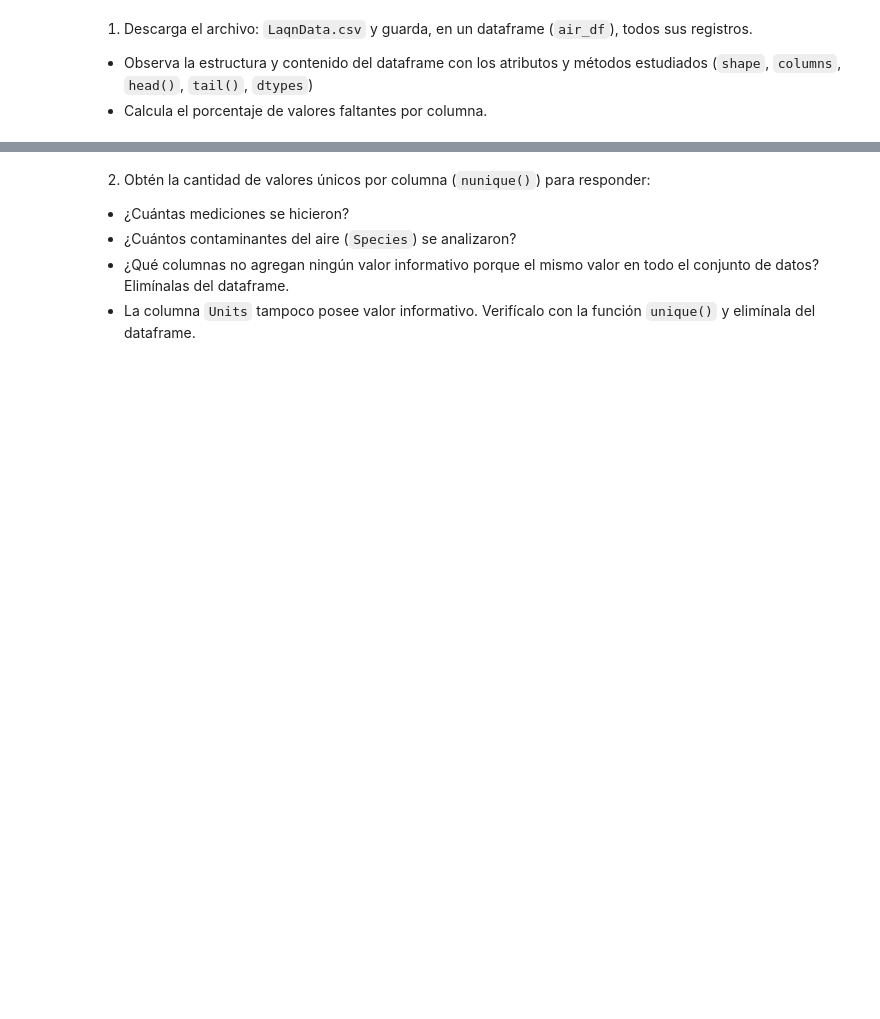
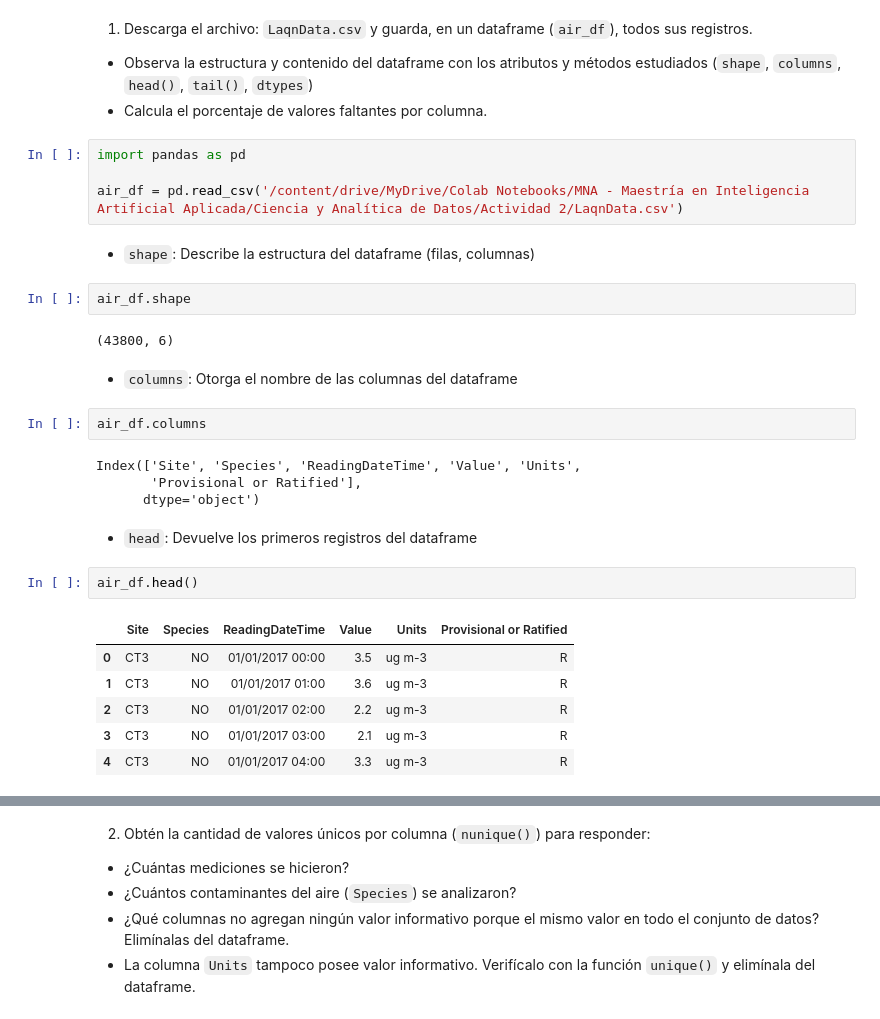
Before and after one commit to CarlosRochaCx/MNA, a Jupyter notebook: Actividad2analisisPandas_A01796914.ipynb, the cells around one changed output, grey strips where cells are left out. Drawn from its saved outputs; the diff is of its cells as text; blank space fills up the shorter version.

```diff
--- a/Actividad2analisisPandas_A01796914.ipynb
+++ b/Actividad2analisisPandas_A01796914.ipynb
@@ -34,3 +34,32 @@ Los datos se recopilaron en una ubicación de Londres durante todo el año 2017.
 1.	Descarga el archivo: `LaqnData.csv` y guarda, en un dataframe (`air_df`), todos sus registros.
 *   Observa la estructura y contenido del dataframe con los atributos y métodos estudiados (`shape`, `columns`, `head()`, `tail()`, `dtypes`)
 *   Calcula el porcentaje de valores faltantes por columna.
+# %%
+import pandas as pd
+
+air_df = pd.read_csv('/content/drive/MyDrive/Colab Notebooks/MNA - Maestría en Inteligencia Artificial Aplicada/Ciencia y Analítica de Datos/Actividad 2/LaqnData.csv')
+# %% [markdown]
+* `shape`: Describe la estructura del dataframe (filas, columnas)
+# %%
+air_df.shape
+# %% [output]
+(43800, 6)
+# %% [markdown]
+* `columns`: Otorga el nombre de las columnas del dataframe
+# %%
+air_df.columns
+# %% [output]
+Index(['Site', 'Species', 'ReadingDateTime', 'Value', 'Units',
+       'Provisional or Ratified'],
+      dtype='object')
+# %% [markdown]
+* `head`: Devuelve los primeros registros del dataframe
+# %%
+air_df.head()
+# %% [output]
+|  | Site | Species | ReadingDateTime | Value | Units | Provisional or Ratified |
+| 0 | CT3 | NO | 01/01/2017 00:00 | 3.5 | ug m-3 | R |
+| 1 | CT3 | NO | 01/01/2017 01:00 | 3.6 | ug m-3 | R |
+| 2 | CT3 | NO | 01/01/2017 02:00 | 2.2 | ug m-3 | R |
+| 3 | CT3 | NO | 01/01/2017 03:00 | 2.1 | ug m-3 | R |
+| 4 | CT3 | NO | 01/01/2017 04:00 | 3.3 | ug m-3 | R |
```
Also changed, not shown: parts of 40 cells of this notebook.
